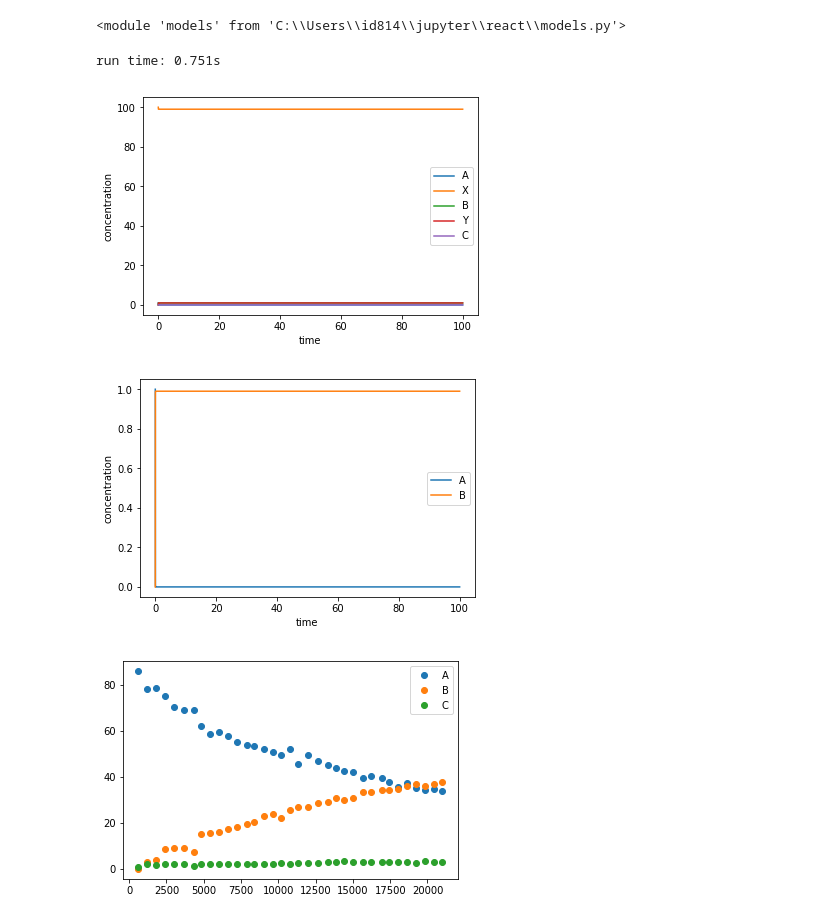
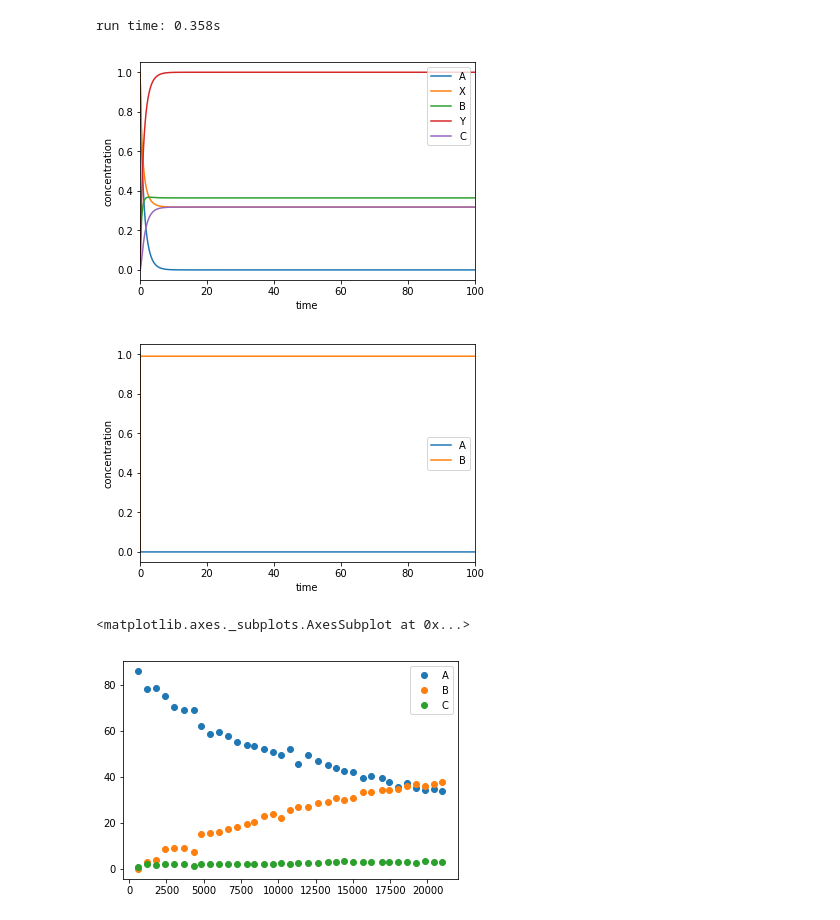
Before and after one commit to dorox/react, a Jupyter notebook: notebooks/Data_Fitting_Widgets.ipynb, the cells around one changed output. Saved outputs shown, nothing was run; the diff lists cells and outputs as text; code cells hidden in the pictures.

```diff
--- a/Data_Fitting_Widgets.ipynb
+++ b/notebooks/Data_Fitting_Widgets.ipynb
@@ -3,22 +7,22 @@ import models
 import matplotlib.pyplot as p
 # %%
 from importlib import reload
-reload(models)
+reload(react)
+models = react.models
-# %% [output]
-<module 'models' from 'C:\\Users\\id814\\jupyter\\react\\models.py'>
 # %%
 chem1 = models.Chemistry()
 chem1.reaction('A+X=>B+Y', k=1)
 chem1.reaction('B+A=>C+Y', k=1)
-chem1.initial_concentrations(A=1, X=100)
+chem1.initial_concentrations(A=1, X=1)
 _=chem1.run()
 # %% [output]
-run time: 0.751s
+run time: 0.358s
-[figure, old version]
+[figure, new version]
 # %%
 chem1.plot('A', 'B')
 # %% [output]
-[figure, old version]
+[figure, new version]
+<matplotlib.axes._subplots.AxesSubplot at 0x...>
 # %%
 chem1.import_data('data/Expt1.csv')
 # %% [output]
```
Also changed, not shown: parts of 6 cells of this notebook, 15 other files.
